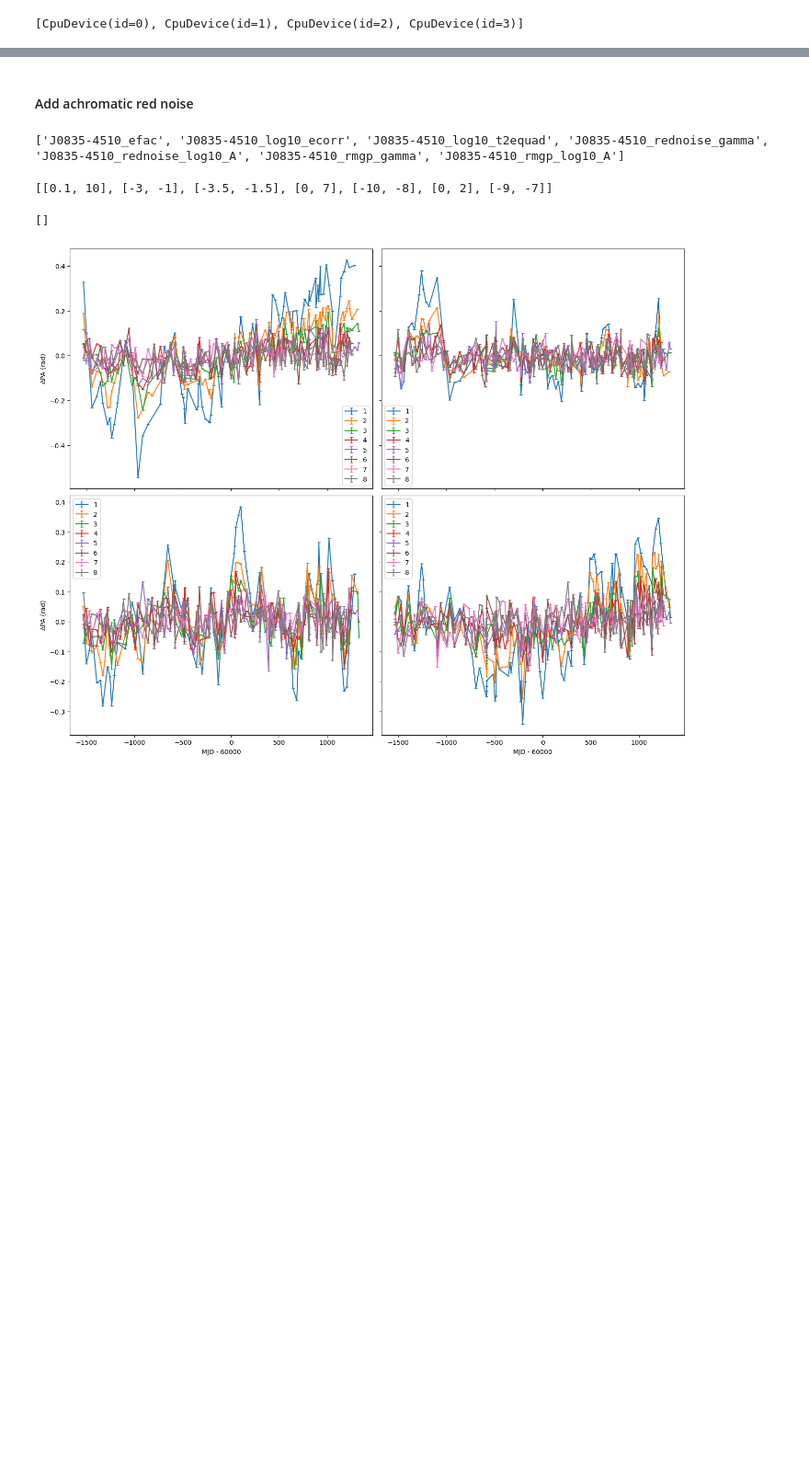
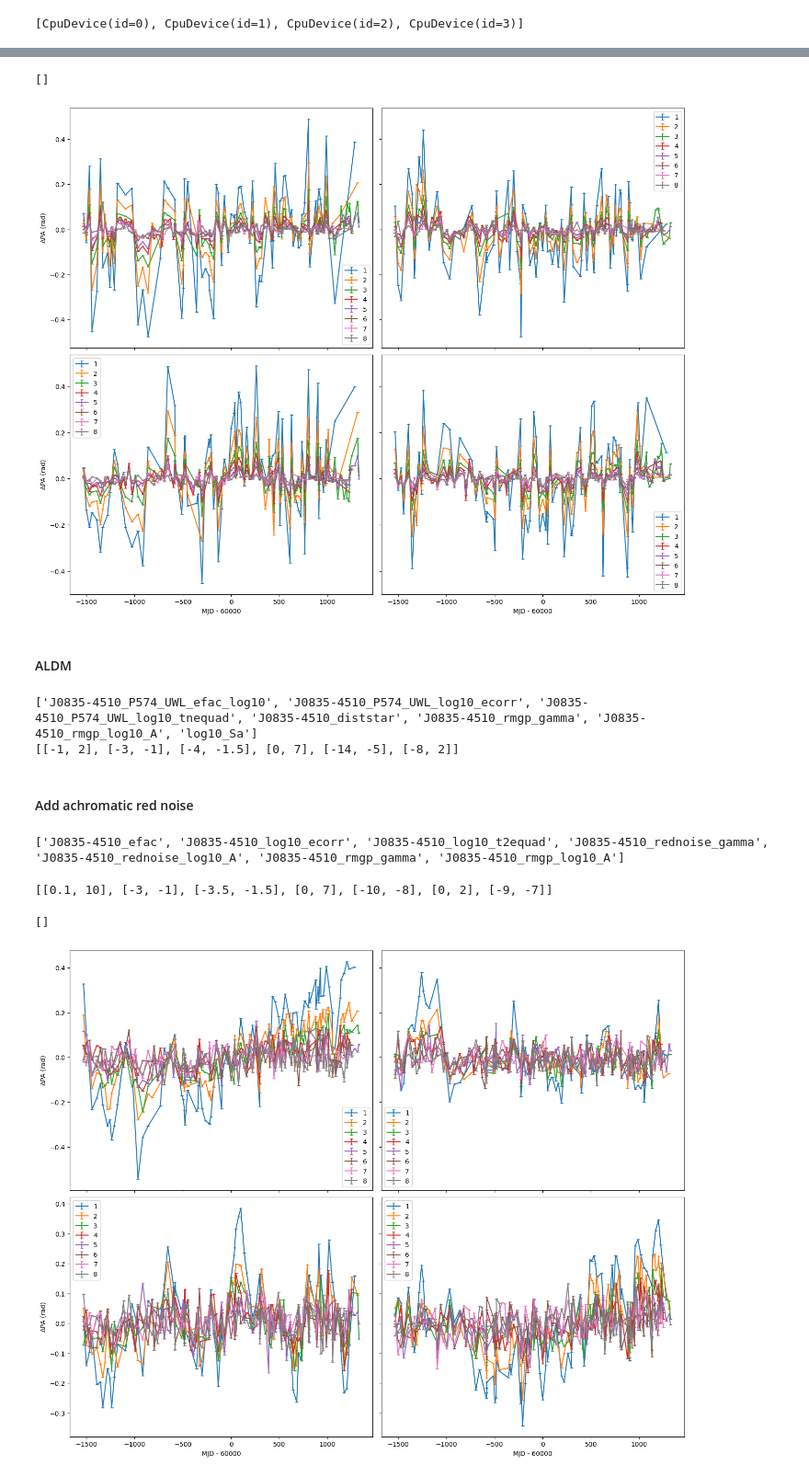
Before and after one commit to JacksonJMB/discovery-ppa, a Jupyter notebook: examples/ppa_J0835-4510.ipynb, the cells around one changed output, grey strips where cells are left out. Shown at 92% size. Saved outputs shown, nothing was run; the diff lists cells and outputs as text; code cells hidden in the pictures; blank space fills up the shorter version.

```diff
--- a/examples/ppa_J0835-4510.ipynb
+++ b/examples/ppa_J0835-4510.ipynb
@@ -610,3 +683,64 @@ plt.plot()
+# %%
+fig, axs = plt.subplots(2, 2, figsize=(14, 11), sharex='col', sharey='row', layout='constrained')
+
+for i in range(2):
+    for j in range(2):
+        ax = axs[i][j]
+
+        # should jit the sampler if simulating many datasets
+        key = ds.rngkey(42+i+2*j)
+        key, res = m_RM.sample(key, p_fit)
+
+        for sb in range(1,8+1):
+            mask = psr.subbands == sb
+            t = Time(psr.toas[mask], format='unix', scale='utc')
+            ax.errorbar(t.mjd-60000,
+                        # np.degrees(
+                            res[mask],
+                            # ),
+                        # np.degrees(
+                            psr.toaerrs[mask],
+                            # ),
+                        capsize=2.5, label=sb)
+
+        if i==1:
+            ax.set_xlabel('MJD - 60000')
+        if j==0:
+            ax.set_ylabel('$\\Delta$PA (rad)')
+        ax.legend()
+
+plt.plot()
+# %% [output]
+[]
+[figure, added]
+# %% [markdown]
+#### ALDM
+# %%
+m_aldm = ds.PulsarLikelihood([psr.residuals,
+                            ds.makenoise_measurement(psr, tnequad=True, log_efac=True),
+                            ds.makegp_ecorr(psr),
+                            ds.makegp_fourier(psr, ds.powerlaw, components=180, fourierbasis=ds.fourierbasis_dm, name='rmgp'),
+                            ds.makegp_aldm_psr(psr, 1e-23)
+                            ])
+logL = m_aldm.logL
+print(logL.params)
+
+# static layout shared by every Params built inside the model
+layout, size = make_layout(logL.params)
+
+# flat uniform bounds, one entry per (scalar) parameter
+bounds = [prior.getprior_uniform(p) for p in logL.params if 'dist' not in p]
+print(bounds)
+lo = jnp.array([b[0] for b in bounds])
+hi = jnp.array([b[1] for b in bounds])
+print(dist.Uniform(lo, hi))
+
+def numpyro_model():
+    raw = numpyro.sample('raw', dist.Uniform(lo, hi))   # one (P,) array site
+    numpyro.factor('logl', logL(Params(raw, layout)))
+# %% [output]
+['J0835-4510_P574_UWL_efac_log10', 'J0835-4510_P574_UWL_log10_ecorr', 'J0835-4510_P574_UWL_log10_tnequad', 'J0835-4510_diststar', 'J0835-4510_rmgp_gamma', 'J0835-4510_rmgp_log10_A', 'log10_Sa']
+[[-1, 2], [-3, -1], [-4, -1.5], [0, 7], [-14, -5], [-8, 2]]
 # %% [markdown]
 #### Add achromatic red noise
 # %%
```
Also changed, not shown: parts of 26 cells of this notebook, 9 other files.
